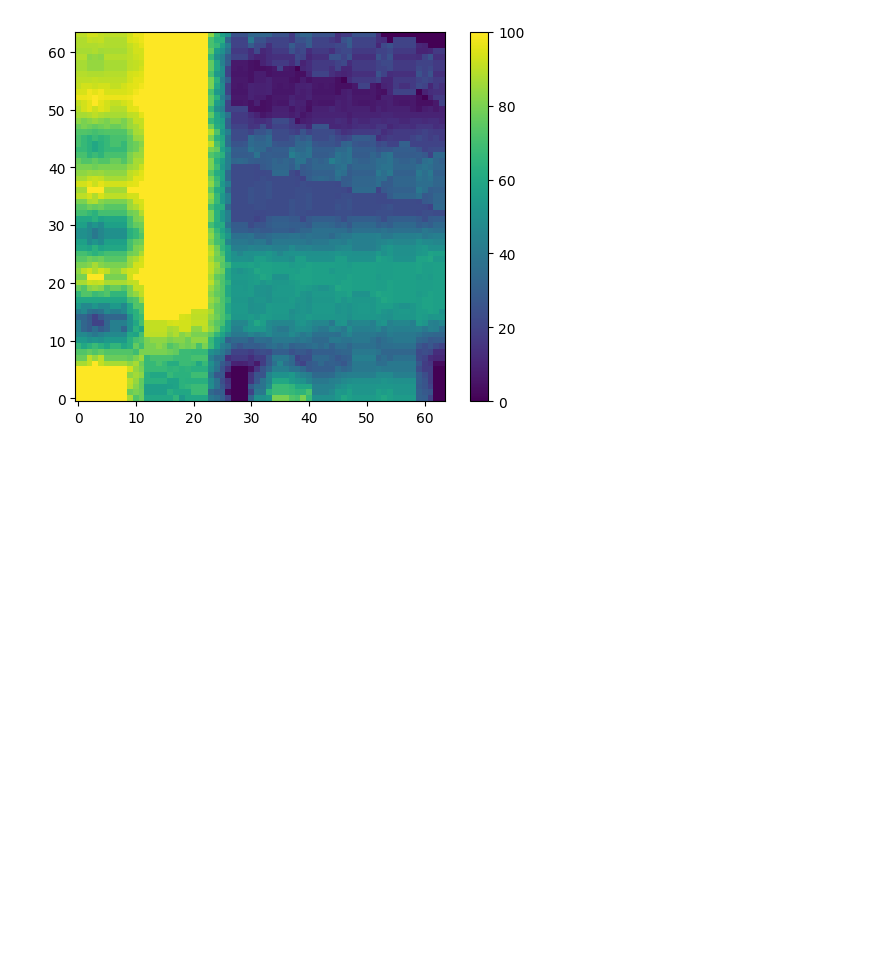
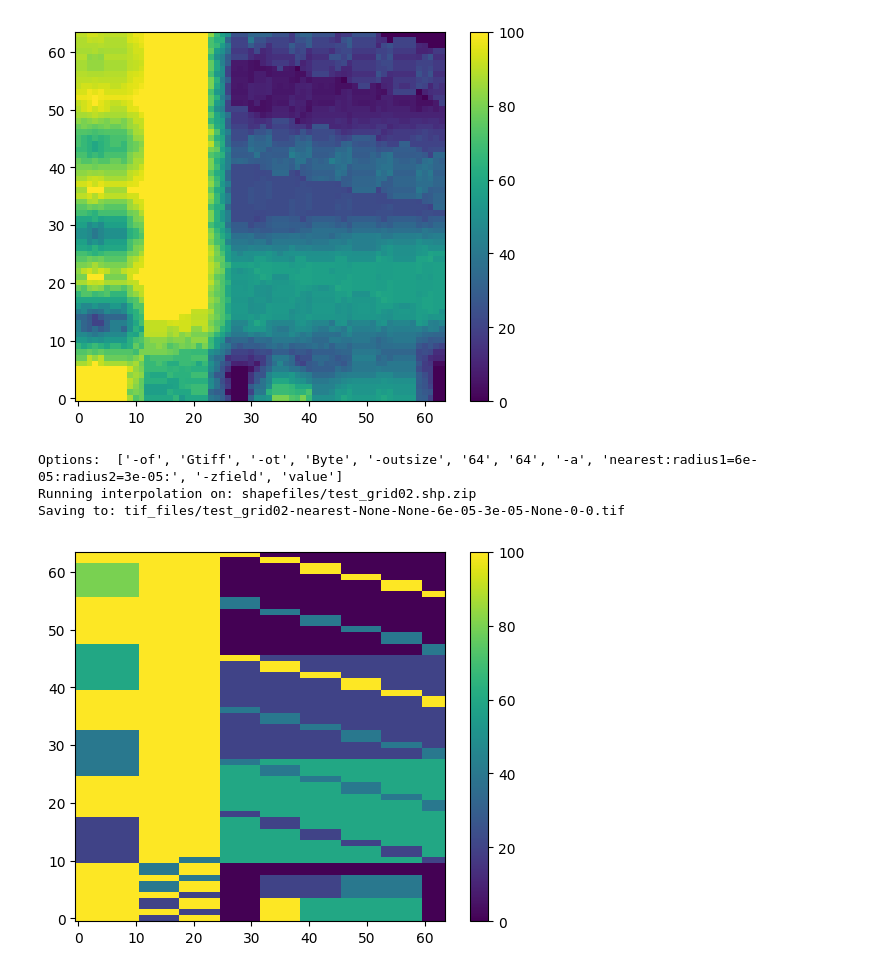
Before and after one commit to figgeous/kml-creator, a Jupyter notebook: gdal_interpolate_and_plot.ipynb, the cells around one changed output. Drawn from its saved outputs; the diff is of its cells as text; code cells hidden in the pictures; blank space fills up the shorter version.

```diff
--- a/gdal_interpolate_and_plot.ipynb
+++ b/gdal_interpolate_and_plot.ipynb
@@ -85,3 +85,20 @@ Options:  ['-of', 'Gtiff', '-ot', 'Byte', '-outsize', '64', '64', '-a', 'average
 Running interpolation on: shapefiles/test_grid02.shp.zip
 Saving to: tif_files/test_grid02-average-3-0.001-6e-05-3e-05-None-4-0.tif
 [figure]
+# %%
+tif_name = gdal_run_interpolation(
+    input_shp_name=main_name,
+    target_column="value",
+    output_tif_name=main_name,
+    algorithm="nearest",
+    radius1=0.00006,
+    radius2=0.00003,
+    width=64,
+    height=64,
+)
+plot_raster(tif_name=tif_name)
+# %% [output]
+Options:  ['-of', 'Gtiff', '-ot', 'Byte', '-outsize', '64', '64', '-a', 'nearest:radius1=6e-05:radius2=3e-05:', '-zfield', 'value']
+Running interpolation on: shapefiles/test_grid02.shp.zip
+Saving to: tif_files/test_grid02-nearest-None-None-6e-05-3e-05-None-0-0.tif
+[figure, added]
```
Also changed, not shown: parts of 1 cell of this notebook, 3 other files.
